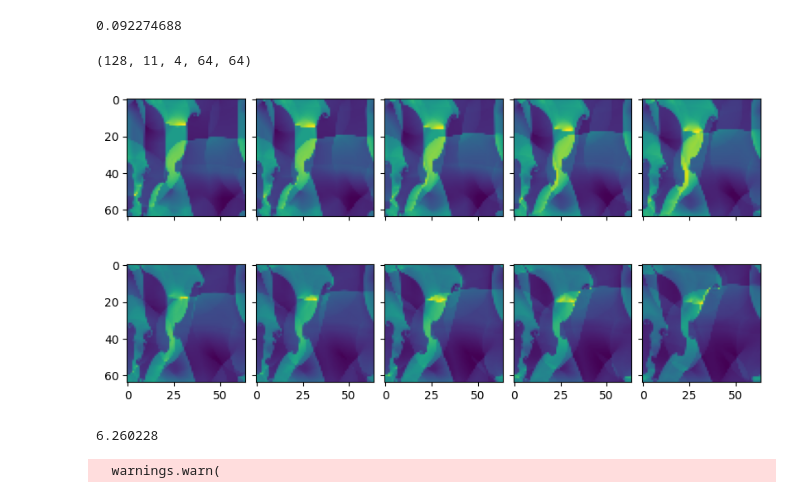
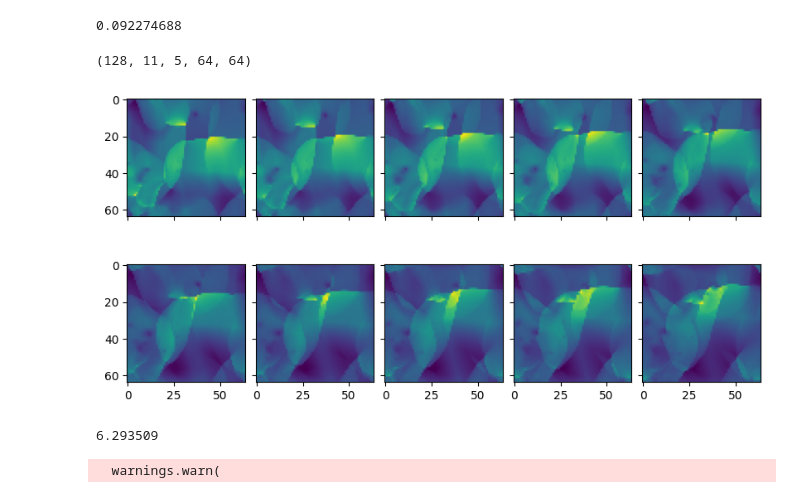
Before and after one commit to xx257xx/CONTEXT_FLUX_NO, a Jupyter notebook: notebooks/training/multiphysics_Euler_2d.ipynb, the cells around one changed output. Drawn from its saved outputs; the diff is of its cells as text; code cells hidden in the pictures.

```diff
--- a/notebooks/training/multiphysics_Euler_2d.ipynb
+++ b/notebooks/training/multiphysics_Euler_2d.ipynb
@@ -26,7 +26,7 @@ source = TheWellDataSource(
     "euler_multi_quadrants_periodicBC",
     window_size=11,
     downsample_spatial=8,
-    exclude_field_names=["pressure"],
+    use_normalization=True,
 )
 sampler = grain.samplers.IndexSampler(len(source), shuffle=True, seed=0)
 transforms = [grain.transforms.Batch(batch_size=128)]
@@ -62,21 +62,21 @@ batch = next(dataiter)
 # %%
 batch.shape
 # %% [output]
-(128, 11, 4, 64, 64)
+(128, 11, 5, 64, 64)
 # %%
 sample_idx = 0
 fig, axes = plt.subplots(
     2, 5, figsize=(8, 4), constrained_layout=True, sharex=True, sharey=True
 )
 for i, ax in enumerate(axes.flat):
-    ax.imshow(batch[sample_idx, i, 0])
+    ax.imshow(batch[sample_idx, i, 2])
 # %% [output]
-[figure, old version]
+[figure, new version]
 # %%
 dpot = DPOT(
     num_spatial_dims=2,
-    in_channels=4,
-    out_channels=4,
+    in_channels=5,
+    out_channels=5,
     in_timesteps=10,
     grid_size=(64, 64),
     patch_size=(8, 8),
@@ -91,7 +91,7 @@ dpot = DPOT(
 )
 print(dpot.num_parameters() / 1e6)
 # %% [output]
-6.260228
+6.293509
 # %%
 hyperfluxfno = HyperFluxFNOLocal(
     num_spatial_dims=2,
```
Also changed, not shown: parts of 5 cells of this notebook, 12 other files.
